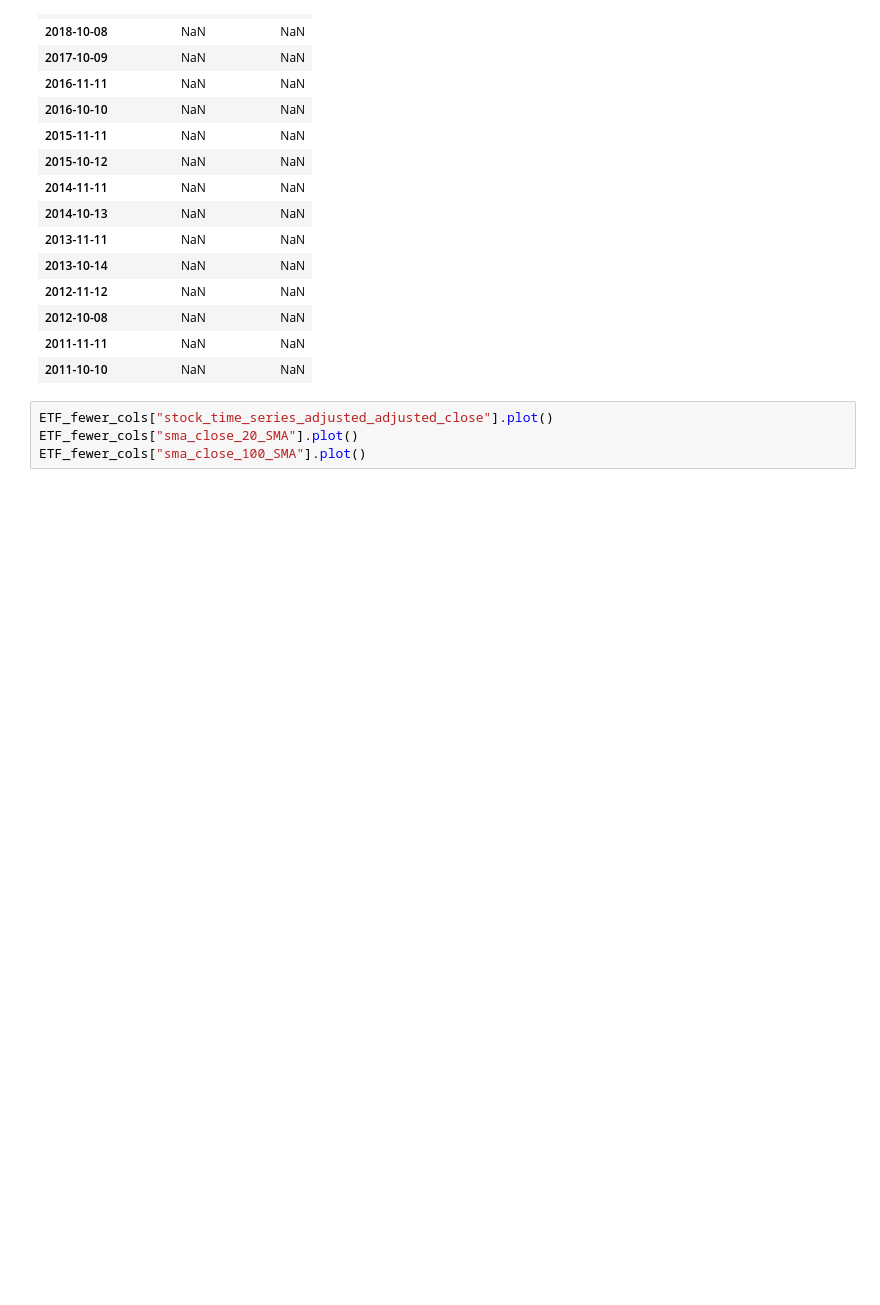
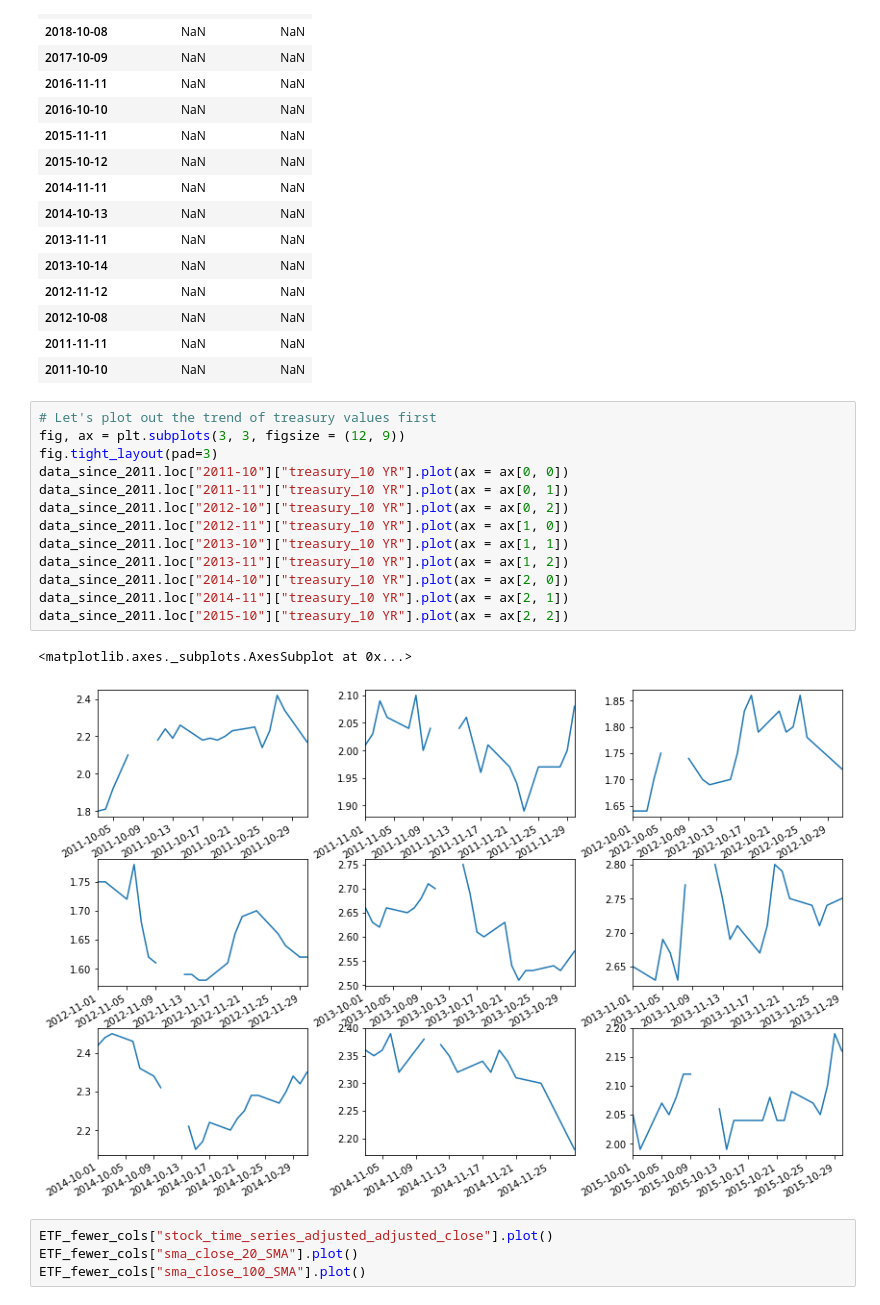
Before and after one commit to HaoxuanXu/Stock_Market_Trend_Prediction, a Jupyter notebook: Data_Cleaning.ipynb, the cells around one changed output. Drawn from its saved outputs; the diff is of its cells as text; blank space fills up the shorter version.

Commit message:
continuing doing data cleaning

```diff
--- a/Data_Cleaning.ipynb
+++ b/Data_Cleaning.ipynb
@@ -187,6 +187,22 @@ data_since_2011[data_since_2011["treasury_3 MO"].isna() == True][["treasury_3 MO
 | 2012-10-08 | NaN | NaN |
 | 2011-11-11 | NaN | NaN |
 | 2011-10-10 | NaN | NaN |
+# %%
+# Let's plot out the trend of treasury values first
+fig, ax = plt.subplots(3, 3, figsize = (12, 9))
+fig.tight_layout(pad=3)
+data_since_2011.loc["2011-10"]["treasury_10 YR"].plot(ax = ax[0, 0])
+data_since_2011.loc["2011-11"]["treasury_10 YR"].plot(ax = ax[0, 1])
+data_since_2011.loc["2012-10"]["treasury_10 YR"].plot(ax = ax[0, 2])
+data_since_2011.loc["2012-11"]["treasury_10 YR"].plot(ax = ax[1, 0])
+data_since_2011.loc["2013-10"]["treasury_10 YR"].plot(ax = ax[1, 1])
+data_since_2011.loc["2013-11"]["treasury_10 YR"].plot(ax = ax[1, 2])
+data_since_2011.loc["2014-10"]["treasury_10 YR"].plot(ax = ax[2, 0])
+data_since_2011.loc["2014-11"]["treasury_10 YR"].plot(ax = ax[2, 1])
+data_since_2011.loc["2015-10"]["treasury_10 YR"].plot(ax = ax[2, 2])
+# %% [output]
+<matplotlib.axes._subplots.AxesSubplot at 0x...>
+[figure, added]
 # %%
 ETF_fewer_cols["stock_time_series_adjusted_adjusted_close"].plot()
 ETF_fewer_cols["sma_close_20_SMA"].plot()
```
